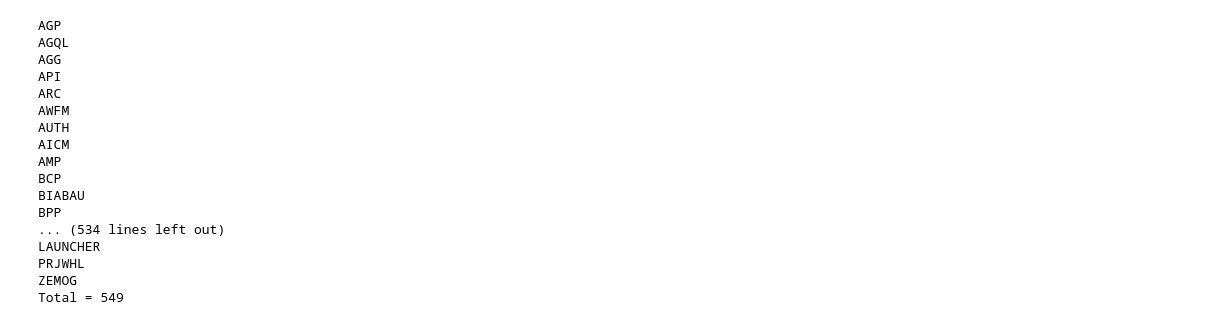
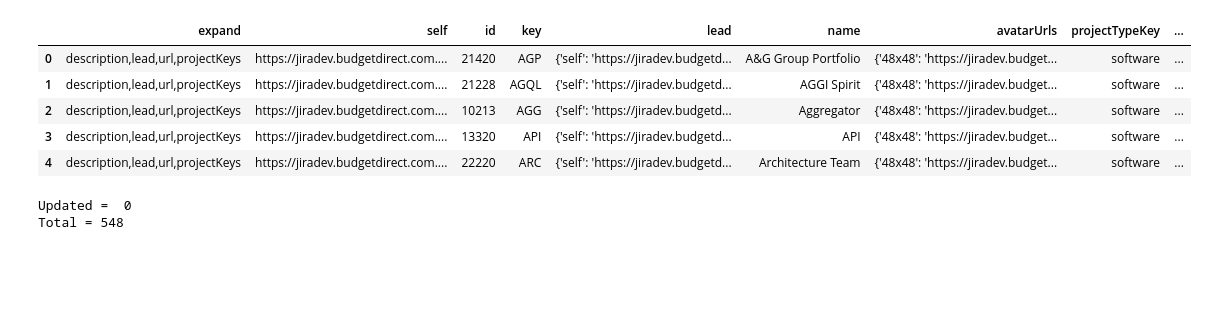
Before and after one commit to 7ft10/JiraCleaner, a Jupyter notebook: Utilities/ListJiraProjects.ipynb, the cells around one changed output. Drawn from its saved outputs; the diff is of its cells as text; code cells hidden in the pictures; blank space fills up the shorter version.

```diff
--- a/Utilities/ListJiraProjects.ipynb
+++ b/Utilities/ListJiraProjects.ipynb
@@ -196,39 +196,60 @@ def most_frequent(List):
 		return ""
 # %%
 import pandas as pd
+import json
+
+def fnUpdateProjectLead(key, user):
+    def ApiCall(key, user):
+        url = "/rest/api/latest/project/" + str(key)
+        headers = fnGetDefaultHeaders()
+        data = {"lead": user}
+        response = requests.put(
+            JiraHost + url,
+            headers=headers,
+            data=json.dumps(data),
+            verify=False,
+            allow_redirects=True,
+        )
+        return response.json()
+    df = ApiCall(key, user)
+    return df
 
 def fnGetProjectKeys() -> pd.DataFrame:
-    def ApiCall(startAt) :
+    def ApiCall(startAt):
         url = "/rest/api/latest/project"
         headers = fnGetDefaultHeaders()
-        params = { }
-        response = requests.get(JiraHost + url, headers = headers, params = params, verify=False, allow_redirects=True)
+        params = {"expand": "lead"}
+        response = requests.get(
+            JiraHost + url,
+            headers=headers,
+            params=params,
+            verify=False,
+            allow_redirects=True,
+        )
         return response.json()
     df = fnAPI(ApiCall)
     df = df.expand("projectCategory")
-    return df[["key"]]
+    return df
 
-results = fnGetProjectKeys()["key"]
+df = fnGetProjectKeys()
 
-for project in results:
-    print (project)
+display(df.head())
 
-print ("Total =", len(results))
+update = 0
+
+for index, row in df.iterrows():
+    if not row["lead"]["active"]:
+        response = fnUpdateProjectLead(row["key"], "admin")
+        update = update + 1
+
+print("Updated = ", update)
+print("Total =", len(df))
 # %% [output]
+|  | expand | self | id | key | lead | name | avatarUrls | projectTypeKey | ... |
+| 0 | description,lead,url,projectKeys | https://jiradev.budgetdirect.com.... | 21420 | AGP | {'self': 'https://jiradev.budgetd... | A&G Group Portfolio | {'48x48': 'https://jiradev.budget... | software | ... |
+| 1 | description,lead,url,projectKeys | https://jiradev.budgetdirect.com.... | 21228 | AGQL | {'self': 'https://jiradev.budgetd... | AGGI Spirit | {'48x48': 'https://jiradev.budget... | software | ... |
+| 2 | description,lead,url,projectKeys | https://jiradev.budgetdirect.com.... | 10213 | AGG | {'self': 'https://jiradev.budgetd... | Aggregator | {'48x48': 'https://jiradev.budget... | software | ... |
+| 3 | description,lead,url,projectKeys | https://jiradev.budgetdirect.com.... | 13320 | API | {'self': 'https://jiradev.budgetd... | API | {'48x48': 'https://jiradev.budget... | software | ... |
+| 4 | description,lead,url,projectKeys | https://jiradev.budgetdirect.com.... | 22220 | ARC | {'self': 'https://jiradev.budgetd... | Architecture Team | {'48x48': 'https://jiradev.budget... | software | ... |
-AGP
-AGQL
-AGG
-API
-ARC
-AWFM
-AUTH
-AICM
-AMP
-BCP
-BIABAU
-BPP
-... (534 lines left out)
-LAUNCHER
-PRJWHL
-ZEMOG
-Total = 549
+Updated =  0
+Total = 548
```
Also changed, not shown: parts of 1 cell of this notebook, 3 other files.
